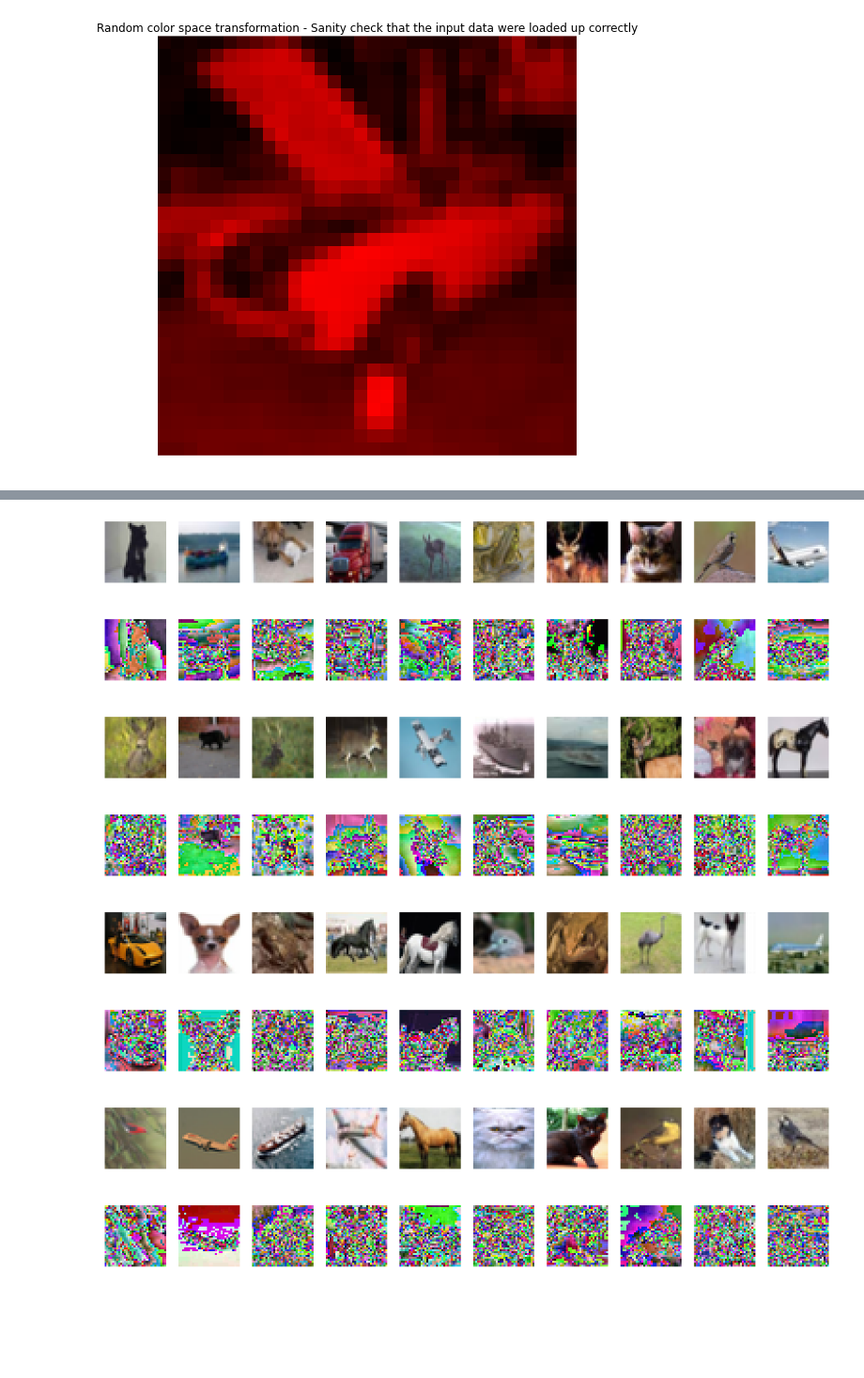
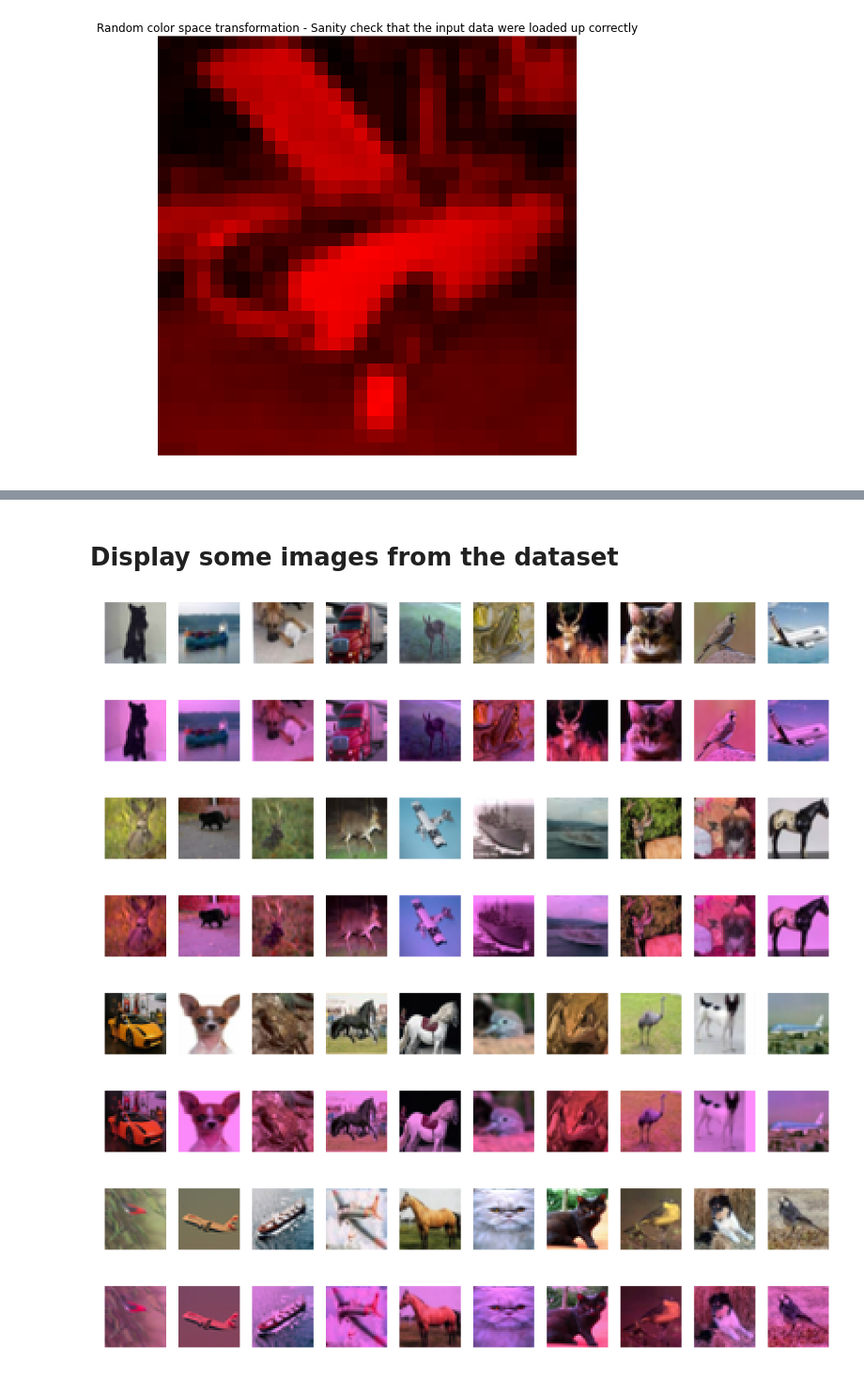
Before and after one commit to alexkarargyris/Color-Space-Transformation-Network, a Jupyter notebook: Color_Transformation_Network.ipynb, the cells around one changed output, grey strips where cells are left out. Shown at 94% size. Saved outputs shown, nothing was run; the diff lists cells and outputs as text; code cells hidden in the pictures; blank space fills up the shorter version.

```diff
--- a/Color_Transformation_Network.ipynb
+++ b/Color_Transformation_Network.ipynb
@@ -234,12 +244,10 @@ def eval_epoch(X, y):
 # %%
-
-
 valid_accs, train_accs, test_accs = [], [], []
 try:
     for n in range(NUM_EPOCHS):
         train_cost, train_acc = train_epoch(data['X_train'], data['y_train'])
-        valid_acc, valid_transform = eval_epoch(data['X_valid'], data['y_valid'])
-        test_acc, test_transform = eval_epoch(data['X_test'], data['y_test'])
+        valid_acc, valid_transformed_image, valid_color_transformation = eval_epoch(data['X_valid'], data['y_valid'])
+        test_acc, test_transformed_image, test_color_transformation = eval_epoch(data['X_test'], data['y_test'])
         valid_accs += [valid_acc]
         test_accs += [test_acc]
         train_accs += [train_acc]
@@ -284,3 +294,5 @@ plt.show()
+# %% [markdown]
+# Display some images from the dataset
 # %%
 #Show some example images along with their color transformed counterparts
 
@@ -292,6 +304,7 @@ k = 550
 num_images = 10
 for i in range(num_images):
     testImage = data['X_test'][i+k]
+
     plt.subplot(2,num_images,i+1)
     plt.imshow(testImage.reshape(DIM, DIM,3),interpolation='none')
     plt.axis('off')
@@ -299,6 +312,9 @@ for i in range(num_images):
 plt.figure(figsize=(20,20))
 for i in range(num_images):
     trans_Image = test_transform[i+k]
+    trans_Image -= trans_Image.min()
+    trans_Image /= trans_Image.max()
+
     plt.subplot(2,num_images,i+1)
     plt.imshow(trans_Image.transpose(1,2,0),interpolation='none')
     plt.axis('off')
@@ -315,6 +331,9 @@ for i in range(num_images):
 plt.figure(figsize=(20,20))
 for i in range(num_images):
     trans_Image = test_transform[i+k]
+    trans_Image -= trans_Image.min()
+    trans_Image /= trans_Image.max()
+
     plt.subplot(2,num_images,i+1)
     plt.imshow(trans_Image.transpose(1,2,0),interpolation='none')
     plt.axis('off')
@@ -329,36 +348,42 @@ for i in range(num_images):
     plt.subplot(2,num_images,i+1)
     plt.imshow(testImage.reshape(DIM, DIM,3),interpolation='none')
     plt.axis('off')
 
 plt.figure(figsize=(20,20))
 for i in range(num_images):
     trans_Image = test_transform[i+k]
+    trans_Image -= trans_Image.min()
+    trans_Image /= trans_Image.max()
+
     plt.subplot(2,num_images,i+1)
     plt.imshow(trans_Image.transpose(1,2,0),interpolation='none')
     plt.axis('off')
 
 plt.figure(figsize=(20,20))
 k = 4100
 num_images = 10
 for i in range(num_images):
     testImage = data['X_test'][i+k]
     plt.subplot(2,num_images,i+1)
     plt.imshow(testImage.reshape(DIM, DIM,3),interpolation='none')
     plt.axis('off')
 
 plt.figure(figsize=(20,20))
 for i in range(num_images):
     trans_Image = test_transform[i+k]
     plt.subplot(2,num_images,i+1)
+    trans_Image -= trans_Image.min()
+    trans_Image /= trans_Image.max()
+
     plt.imshow(trans_Image.transpose(1,2,0),interpolation='none')
     plt.axis('off')
 plt.show()
 # %% [output]
 [figure]
-[figure, old version]
+[figure, new version]
 [figure]
-[figure, old version]
+[figure, new version]
 [figure]
-[figure, old version]
+[figure, new version]
 [figure]
-[figure, old version]
+[figure, new version]
```
Also changed, not shown: parts of 14 cells of this notebook.
